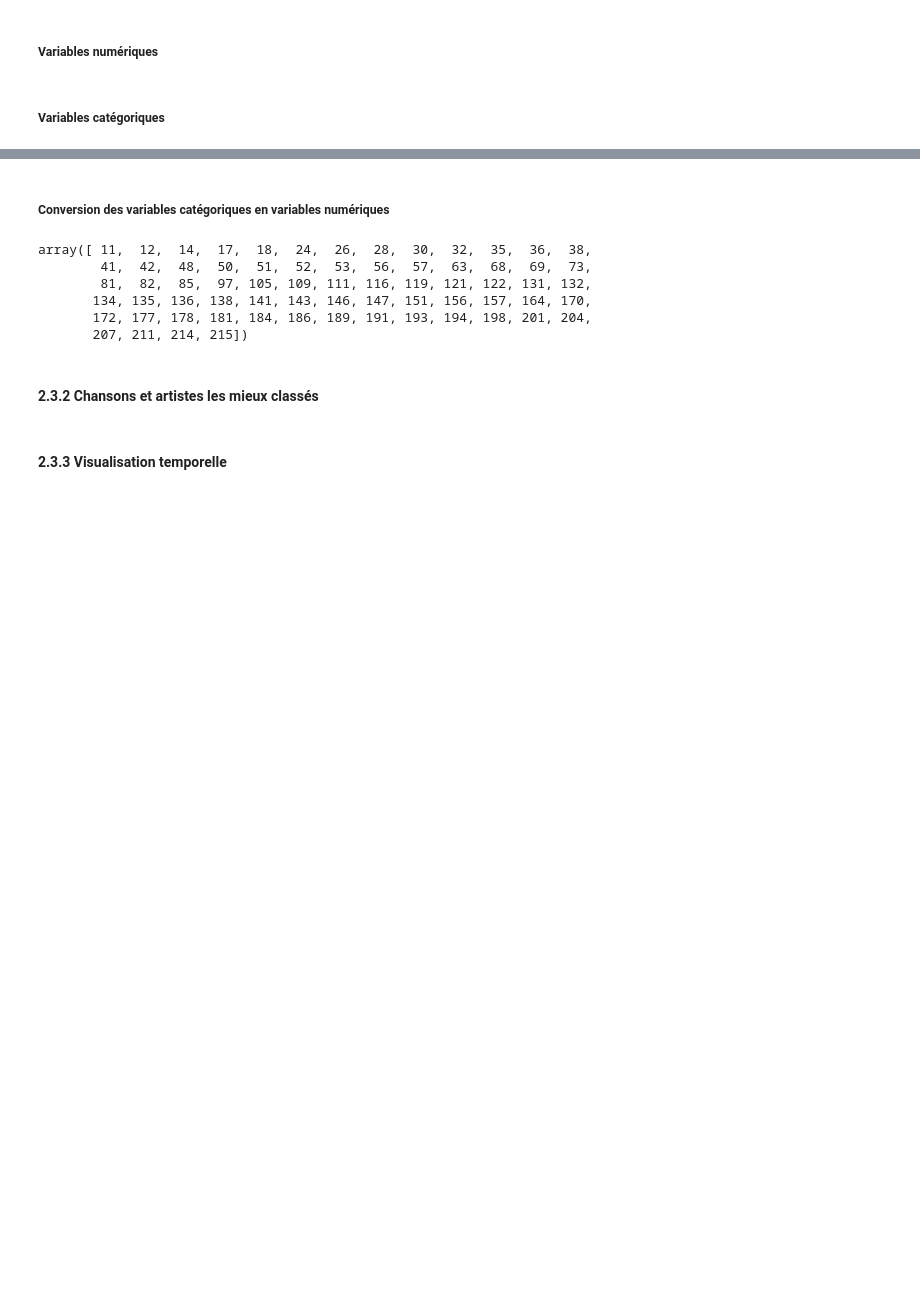
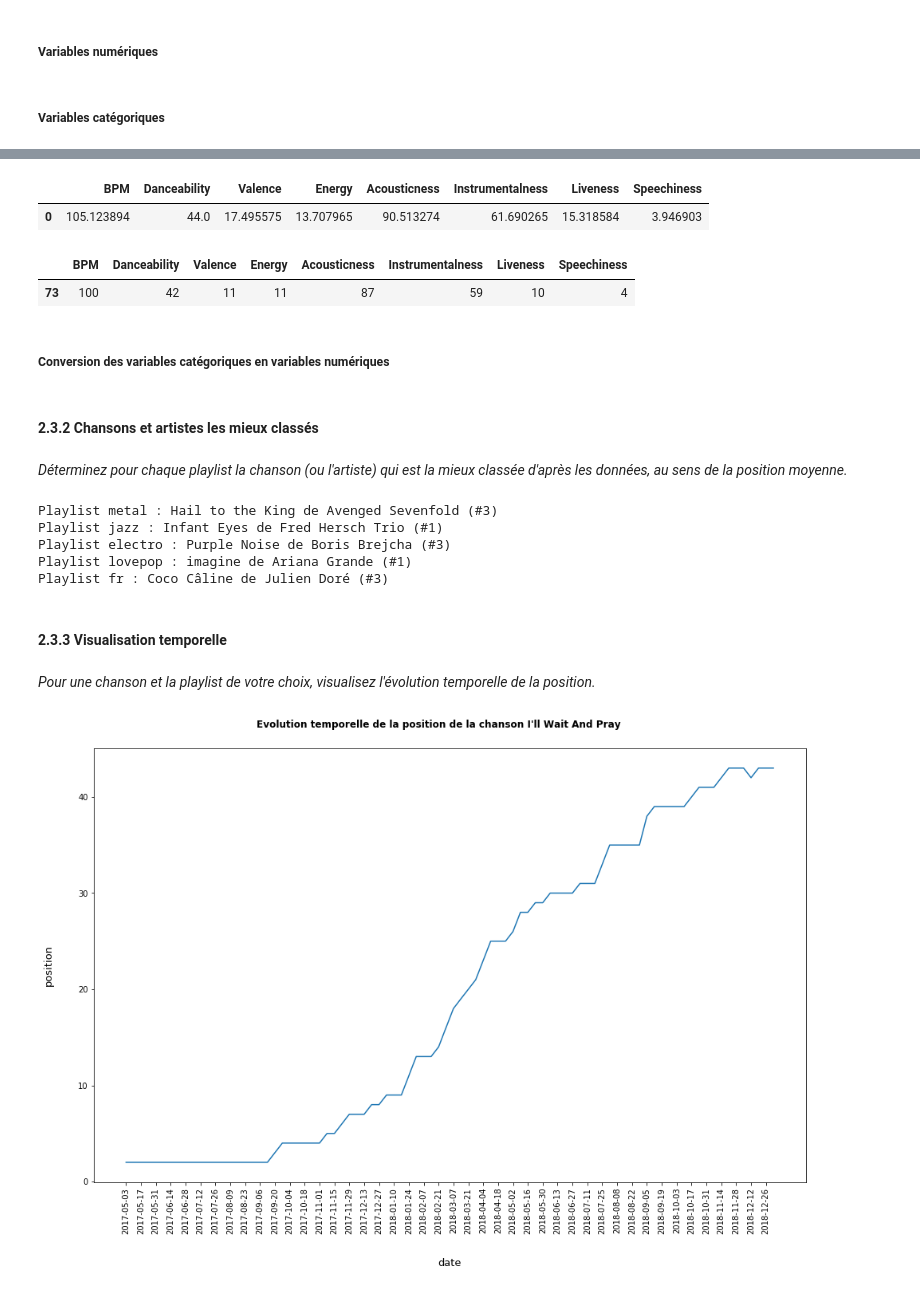
Before and after one commit to SolCat/Spotify-Data-Exploration, a Jupyter notebook: Projet - Spotify.ipynb, the cells around one changed output, grey strips where cells are left out. Cells and saved outputs as stored; diff of their text form; code cells hidden in the pictures; blank space fills up the shorter version.

```diff
--- a/Projet - Spotify.ipynb
+++ b/Projet - Spotify.ipynb
@@ -8,8 +11,8 @@ import numpy as np
 # %% [markdown]
 #### Chargement des données
 # %%
-playlists = pd.read_csv('playlists.data', sep="\t")
-tracks = pd.read_csv('tracks.data', sep="\t")
+playlists_df = pd.read_csv('playlists.data', sep="\t")
+tracks_df = pd.read_csv('tracks.data', sep="\t")
 # %% [markdown]
 ## 1. Préparation des données
 # %% [markdown]
@@ -45,8 +48,8 @@ data_dimension(playlists)
 # %% [output]
 29980 records of 6 fields : position, title, artists, url, date, playlist
 # %%
-pl_names = list(playlists.playlist.unique())
-print(playlists.groupby("playlist").size())
+playlist_names = list(playlists_df.playlist.unique())
+print(playlists_df.groupby("playlist").size())
 # %% [output]
 playlist
 electro    6914
@@ -65,28 +78,28 @@ dtype: int64
 def boolean_adds(df, column_condition, upper_threshold):
     return np.where(df[column_condition] < upper_threshold, 1, 0)
 
-genres = {}
-for p in pl_names:
-    genres[p] = pd.DataFrame(data = playlists.loc[playlists['playlist'] == str(p)])
+playlists, by_genre = {}, {}
+for p in playlist_names:
+    by_genre[p] = pd.DataFrame(data = playlists_df.loc[playlists_df['playlist'] == str(p)])
 
     # Average position of the track
-    track_grouping = genres[p].groupby('title')
+    track_grouping = by_genre[p].groupby('title')
     av_position = track_grouping.agg('mean').rename(columns = {'position':('av_position')})
 
     # Broadcasting time
     br = track_grouping.size().reset_index(name='broadcasting_time')
 
     # Pic position feature
-    tr = genres[p].drop_duplicates(['title'])
+    tr = by_genre[p].drop_duplicates(['title'])
     pic_position = tr.sort_values('position', ascending = True).rename(columns = {'position':('pic_position')}).iloc[:,:2]
 
-    genres[p] = tr.merge(br, on = "title").merge(pic_position, on = "title").merge(av_position, on = "title")
+    playlists[p] = tr.merge(br, on = "title").merge(pic_position, on = "title").merge(av_position, on = "title")
 
     # Pic position binary digit
-    genres[p]['pic_bool'] = boolean_adds(genres[p], 'pic_position', 15)
+    playlists[p]['pic_bool'] = boolean_adds(playlists[p], 'pic_position', 15)
 
     # Average position binary digit
-    genres[p]['av_bool'] = boolean_adds(genres[p], 'av_position', 15)
+    playlists[p]['av_bool'] = boolean_adds(playlists[p], 'av_position', 15)
 # %% [markdown]
 ### 1.2 Conversion des données
 ##### Encodage des données
@@ -295,2 +313,14 @@ playlist_tracks['fr'].iloc[:,-10:].head(5)
+# %%
+# Grille de référence
+num_means['jazz']
+# %% [output]
+|  | BPM | Danceability | Valence | Energy | Acousticness | Instrumentalness | Liveness | Speechiness |
+| 0 | 105.123894 | 44.0 | 17.495575 | 13.707965 | 90.513274 | 61.690265 | 15.318584 | 3.946903 |
+# %%
+# Données numériques
+playlists['jazz'].loc[playlists['jazz']['title']=='Good Morning.Goodbye'][num_vars]
+# %% [output]
+|  | BPM | Danceability | Valence | Energy | Acousticness | Instrumentalness | Liveness | Speechiness |
+| 73 | 100 | 42 | 11 | 11 | 87 | 59 | 10 | 4 |
 # %% [markdown]
 ##### Conversion des variables catégoriques en variables numériques
@@ -308,11 +326,0 @@ kmeans_vars = pd.get_dummies(playlist_tracks['fr'], columns=['Key', 'Mode'])
-# %%
-clusters
-one = clusters[clusters.cluster_label==2]['track_number'].values
-one
-# %% [output]
-array([ 11,  12,  14,  17,  18,  24,  26,  28,  30,  32,  35,  36,  38,
-        41,  42,  48,  50,  51,  52,  53,  56,  57,  63,  68,  69,  73,
-        81,  82,  85,  97, 105, 109, 111, 116, 119, 121, 122, 131, 132,
-       134, 135, 136, 138, 141, 143, 146, 147, 151, 156, 157, 164, 170,
-       172, 177, 178, 181, 184, 186, 189, 191, 193, 194, 198, 201, 204,
-       207, 211, 214, 215])
@@ -319,4 +331,36 @@ array([ 11,  12,  14,  17,  18,  24,  26,  28,  30,  32,  35,  36,  38,
 # %% [markdown]
 #### 2.3.2 Chansons et artistes les mieux classés
+# %% [markdown]
+_Déterminez pour chaque playlist la chanson (ou l'artiste) qui est la mieux classée d'après
+les données, au sens de la position moyenne._
+# %%
+for p in playlists:
+    top_ranked = playlists[p]['av_position'].idxmin()
+    print('Playlist {} : {} de {} (#{})'.format(p, playlists[p].loc[top_ranked]['title'],
+                                                playlists[p].loc[top_ranked]['artists'],
+                                                playlists[p].loc[top_ranked]['av_position'].astype(int)))
+# %% [output]
+Playlist metal : Hail to the King de Avenged Sevenfold (#3)
+Playlist jazz : Infant Eyes de Fred Hersch Trio (#1)
+Playlist electro : Purple Noise de Boris Brejcha (#3)
+Playlist lovepop : imagine de Ariana Grande (#1)
+Playlist fr : Coco Câline de Julien Doré (#3)
 # %% [markdown]
 #### 2.3.3 Visualisation temporelle
+# %% [markdown]
+_Pour une chanson et la playlist de votre choix, visualisez l'évolution temporelle de la position._
+# %%
+def display_time_evolution(genre, track):
+    by_genre[genre].loc[by_genre[genre]['title']==track]
+    by_date = by_genre[genre].loc[by_genre[genre]['title']==track].sort_values('date')
+
+    fig, ax = plt.subplots(figsize=(16,10))
+    plt.plot(by_date['date'], by_date['position']);
+    fig.suptitle('Evolution temporelle de la position de la chanson {}'.format(track), y=0.93, fontweight='bold')
+    ax.set_xlabel('date', fontsize=13, labelpad=30);
+    ax.set_ylabel('position', fontsize=13, labelpad=30)
+    plt.xticks(ticks = by_date['date'][::2], labels=by_date['date'][::2], rotation='vertical');
+# %%
+display_time_evolution('jazz', 'I\'ll Wait And Pray')
+# %% [output]
+[figure, added]
```
Also changed, not shown: parts of 44 cells of this notebook.
